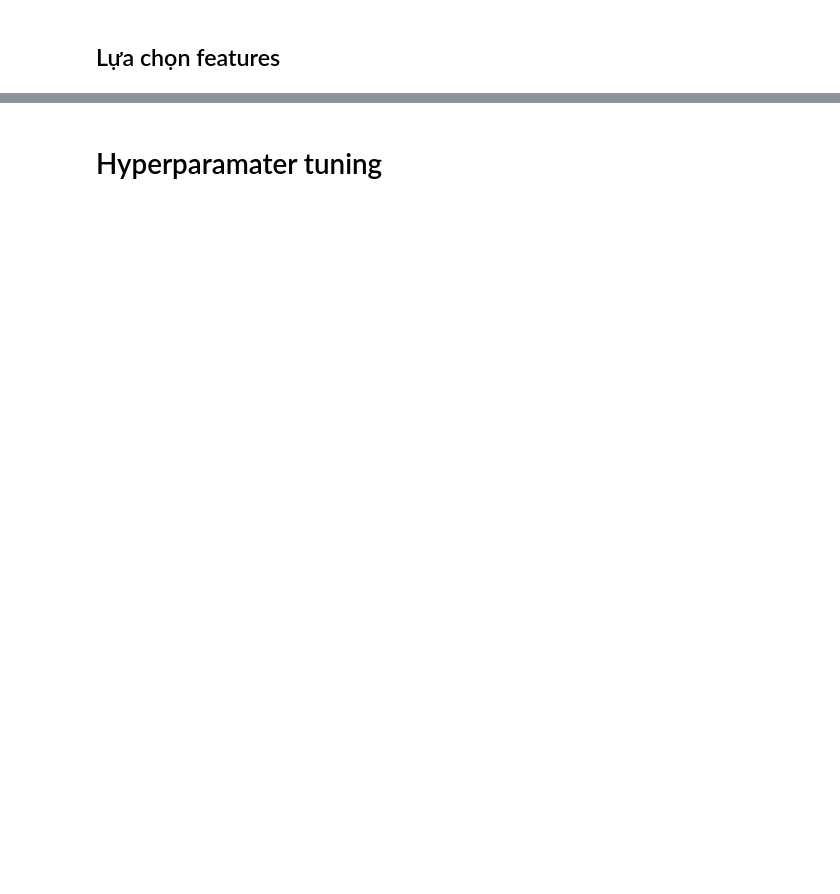
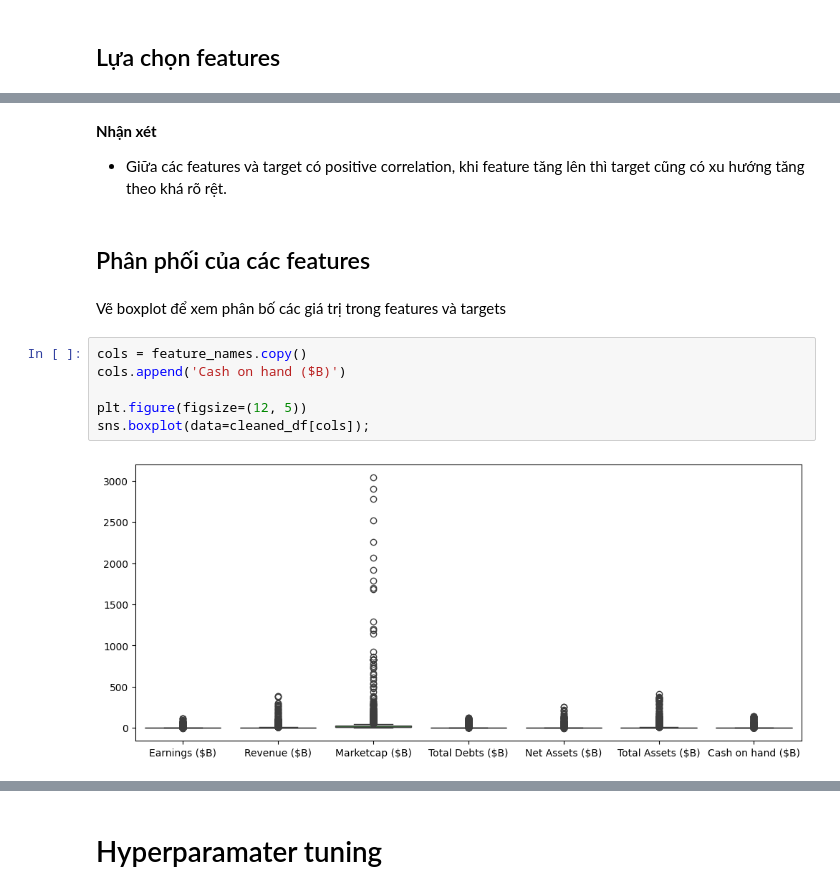
Before and after one commit to HuyAnhTon/Intro2DS_FinalProject, a Jupyter notebook: notebooks/model.ipynb, the cells around one changed output, grey strips where cells are left out. Drawn from its saved outputs; the diff is of its cells as text; blank space fills up the shorter version.

```diff
--- a/notebooks/model.ipynb
+++ b/notebooks/model.ipynb
@@ -227,0 +129,16 @@ score
+# %% [markdown]
+**Nhận xét**
+
+- Giữa các features và target có positive correlation, khi feature tăng lên thì target cũng có xu hướng tăng theo khá rõ rệt.
+# %% [markdown]
+## Phân phối của các features
+# %% [markdown]
+Vẽ boxplot để xem phân bố các giá trị trong features và targets
+# %%
+cols = feature_names.copy()
+cols.append('Cash on hand ($B)')
+
+plt.figure(figsize=(12, 5))
+sns.boxplot(data=cleaned_df[cols]);
+# %% [output]
+[figure, added]
```
Also changed, not shown: parts of 44 cells of this notebook.
